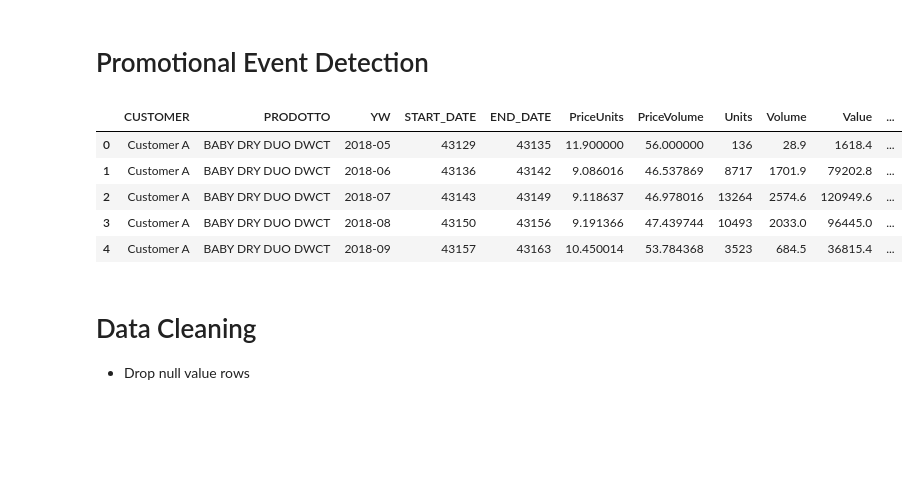
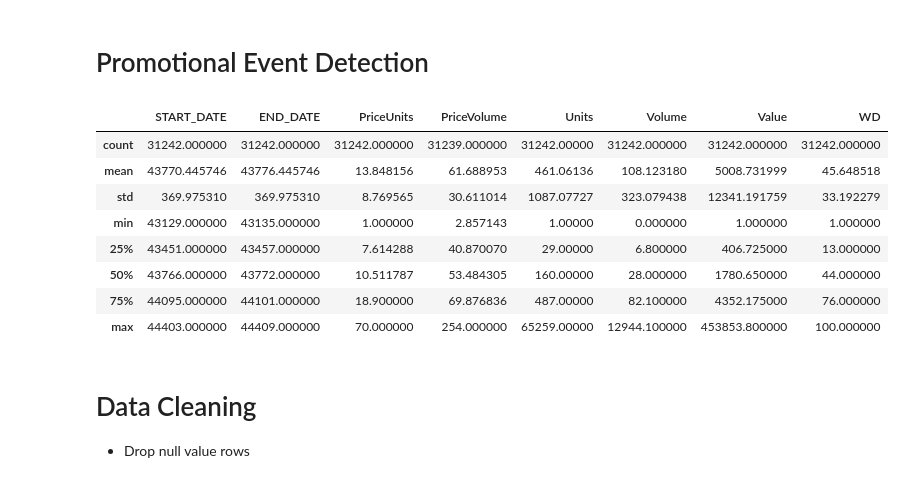
Before and after one commit to khubabshams/game3, a Jupyter notebook: promotional_event_detection.ipynb, the cells around one changed output. Cells and saved outputs as stored; diff of their text form; code cells hidden in the pictures; blank space fills up the shorter version.

```diff
--- a/promotional_event_detection.ipynb
+++ b/promotional_event_detection.ipynb
@@ -14,15 +14,19 @@ import datetime
 # %%
 # Read the dataset file and load dataframe 'df'
 dataset_file_path = r'Cripted_DB_Promo_detection.csv' # 'r' is for raw string
 df = pd.read_csv(dataset_file_path, sep=';', decimal=',') # We use ';' as a separator because it's a semi-colon separated, should be ',' for comma separated
 df.head() # Shows first rows of our df
+df.describe()
 # %% [output]
-|  | CUSTOMER | PRODOTTO | YW | START_DATE | END_DATE | PriceUnits | PriceVolume | Units | Volume | Value | ... |
-| 0 | Customer A | BABY DRY DUO DWCT | 2018-05 | 43129 | 43135 | 11.900000 | 56.000000 | 136 | 28.9 | 1618.4 | ... |
-| 1 | Customer A | BABY DRY DUO DWCT | 2018-06 | 43136 | 43142 | 9.086016 | 46.537869 | 8717 | 1701.9 | 79202.8 | ... |
-| 2 | Customer A | BABY DRY DUO DWCT | 2018-07 | 43143 | 43149 | 9.118637 | 46.978016 | 13264 | 2574.6 | 120949.6 | ... |
-| 3 | Customer A | BABY DRY DUO DWCT | 2018-08 | 43150 | 43156 | 9.191366 | 47.439744 | 10493 | 2033.0 | 96445.0 | ... |
-| 4 | Customer A | BABY DRY DUO DWCT | 2018-09 | 43157 | 43163 | 10.450014 | 53.784368 | 3523 | 684.5 | 36815.4 | ... |
+|  | START_DATE | END_DATE | PriceUnits | PriceVolume | Units | Volume | Value | WD |
+| count | 31242.000000 | 31242.000000 | 31242.000000 | 31239.000000 | 31242.00000 | 31242.000000 | 31242.000000 | 31242.000000 |
+| mean | 43770.445746 | 43776.445746 | 13.848156 | 61.688953 | 461.06136 | 108.123180 | 5008.731999 | 45.648518 |
+| std | 369.975310 | 369.975310 | 8.769565 | 30.611014 | 1087.07727 | 323.079438 | 12341.191759 | 33.192279 |
+| min | 43129.000000 | 43135.000000 | 1.000000 | 2.857143 | 1.00000 | 0.000000 | 1.000000 | 1.000000 |
+| 25% | 43451.000000 | 43457.000000 | 7.614288 | 40.870070 | 29.00000 | 6.800000 | 406.725000 | 13.000000 |
+| 50% | 43766.000000 | 43772.000000 | 10.511787 | 53.484305 | 160.00000 | 28.000000 | 1780.650000 | 44.000000 |
+| 75% | 44095.000000 | 44101.000000 | 18.900000 | 69.876836 | 487.00000 | 82.100000 | 4352.175000 | 76.000000 |
+| max | 44403.000000 | 44409.000000 | 70.000000 | 254.000000 | 65259.00000 | 12944.100000 | 453853.800000 | 100.000000 |
 # %% [markdown]
 # Data Cleaning
 - Drop null value rows
```
Also changed, not shown: parts of 3 cells of this notebook.
